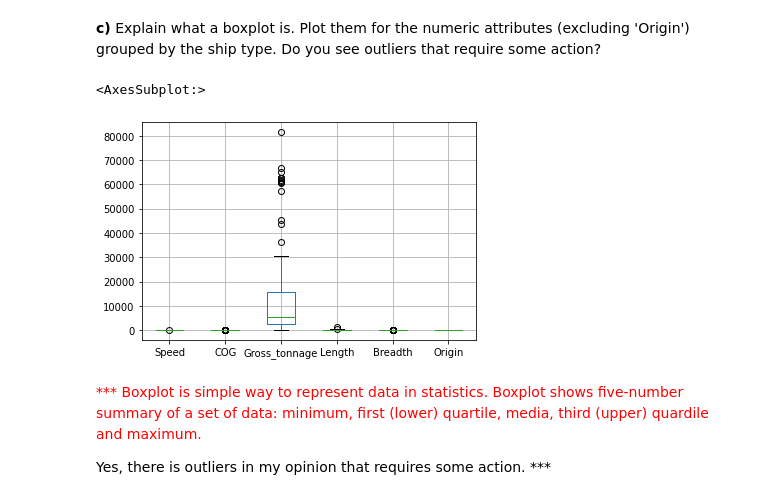
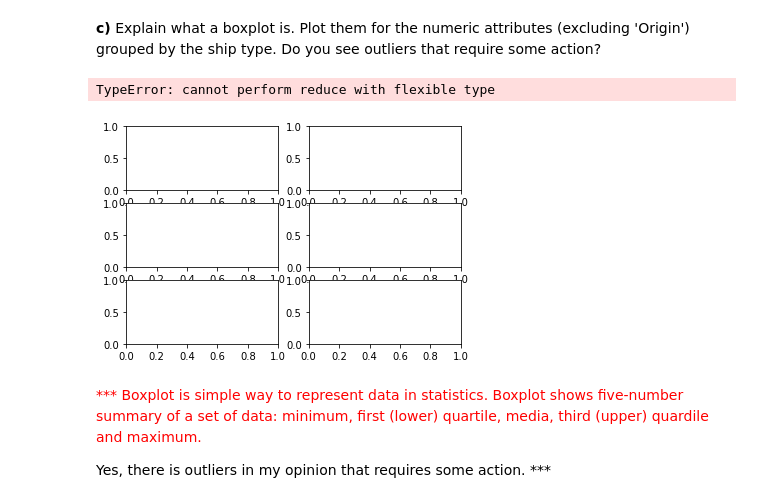
Before and after one commit to K-H-P/UTU_TKO-3103, a Jupyter notebook: Exercise2/solved_Exercise2.ipynb, the cells around one changed output. Drawn from its saved outputs; the diff is of its cells as text; code cells hidden in the pictures.

```diff
--- a/Exercise2/solved_Exercise2.ipynb
+++ b/Exercise2/solved_Exercise2.ipynb
@@ -490,13 +490,28 @@ plt.hist(plot_shipdata['Breadth'], bins ='auto', color = 'red')
 <font color = red> \*** Same question as before? As a attribute the breadth could be used for classification, beceause it gives some idea of the size and weight of the ship. And therefore you could determine wheter the it's a tanker or a cargo ship. *** </font>
 # %% [markdown]
 **c)**	Explain what a boxplot is. Plot them for the numeric attributes (excluding 'Origin') grouped by the ship type. Do you see outliers that require some action?
-# %%
-# Script here
-
-plot_shipdata.boxplot()
-# %% [output]
-<AxesSubplot:>
-[figure, removed]
+# %%
+# Script here
+#fig, axs = plt.subplots(1, 5, figsize=(20,10))
+fig, ([ax1, ax2], [ax3, ax4], [ax5, ax6]) = plt.subplots(3, 2)
+
+plot_shipdata2 = plot_shipdata[['Speed', 'COG', 'Gross_tonnage', 'Length', 'Breadth']]
+
+for column in plot_shipdata2:
+    ax1.boxplot(column)
+    ax2.boxplot(column)
+    ax3.boxplot(column)
+    ax4.boxplot(column)
+    ax5.boxplot(column)
+#axs[0,0] = plot_shipdata.boxplot(column='Speed')
+#axs[0,0] = plot_shipdata.boxplot(column='COG')
+#boxplot(plot_shipdata['COG'])
+#boxplot(plot_shipdata['Gross_tonnage'])
+#boxplot(plot_shipdata['Length'])
+#boxplot(plot_shipdata['Breadth'])
+# %% [output]
+TypeError: cannot perform reduce with flexible type
+[figure, added]
 # %% [markdown]
 <font color = red> \*** Boxplot is simple way to represent data in statistics. Boxplot shows five-number summary of a set of data: minimum, first (lower) quartile, media, third (upper) quardile and maximum.
 
```
Also changed, not shown: parts of 1 cell of this notebook.
